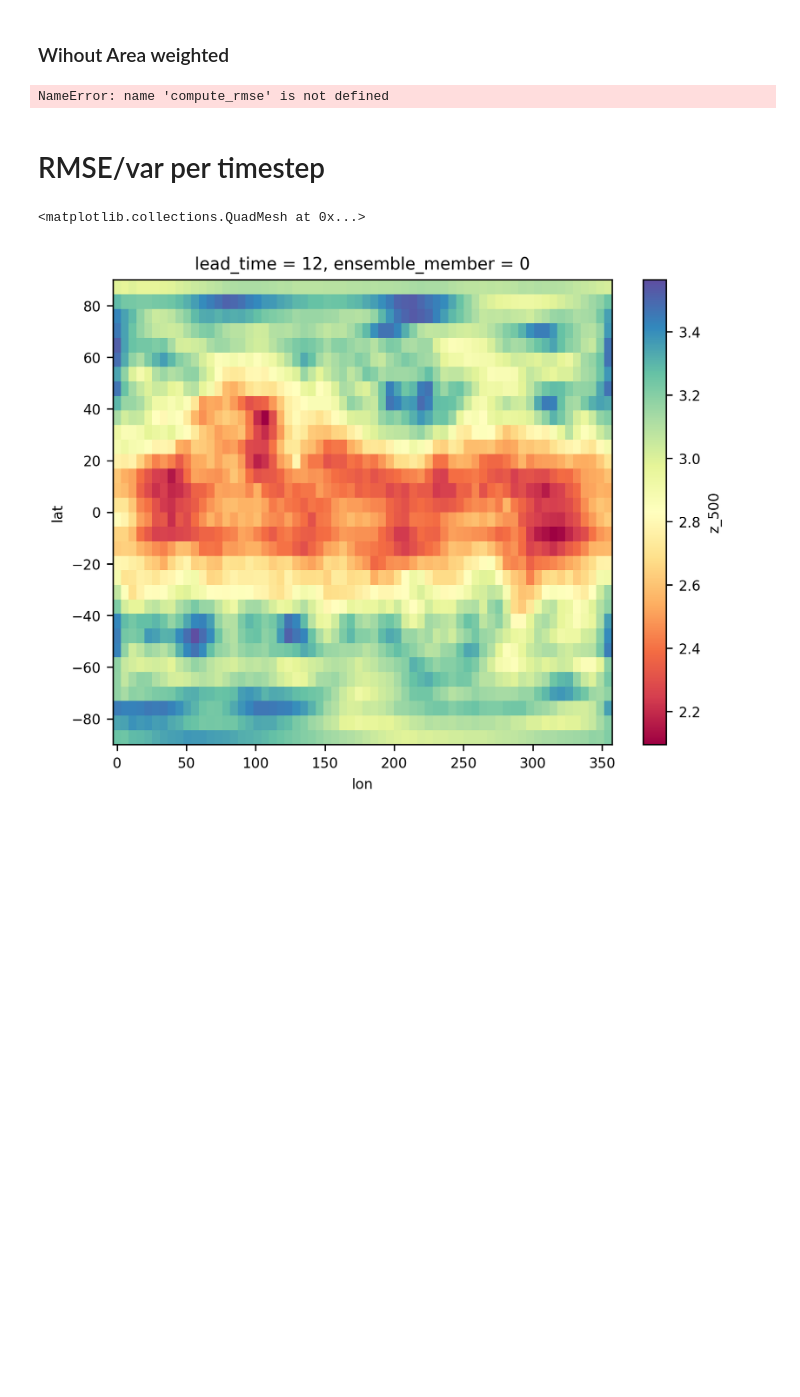
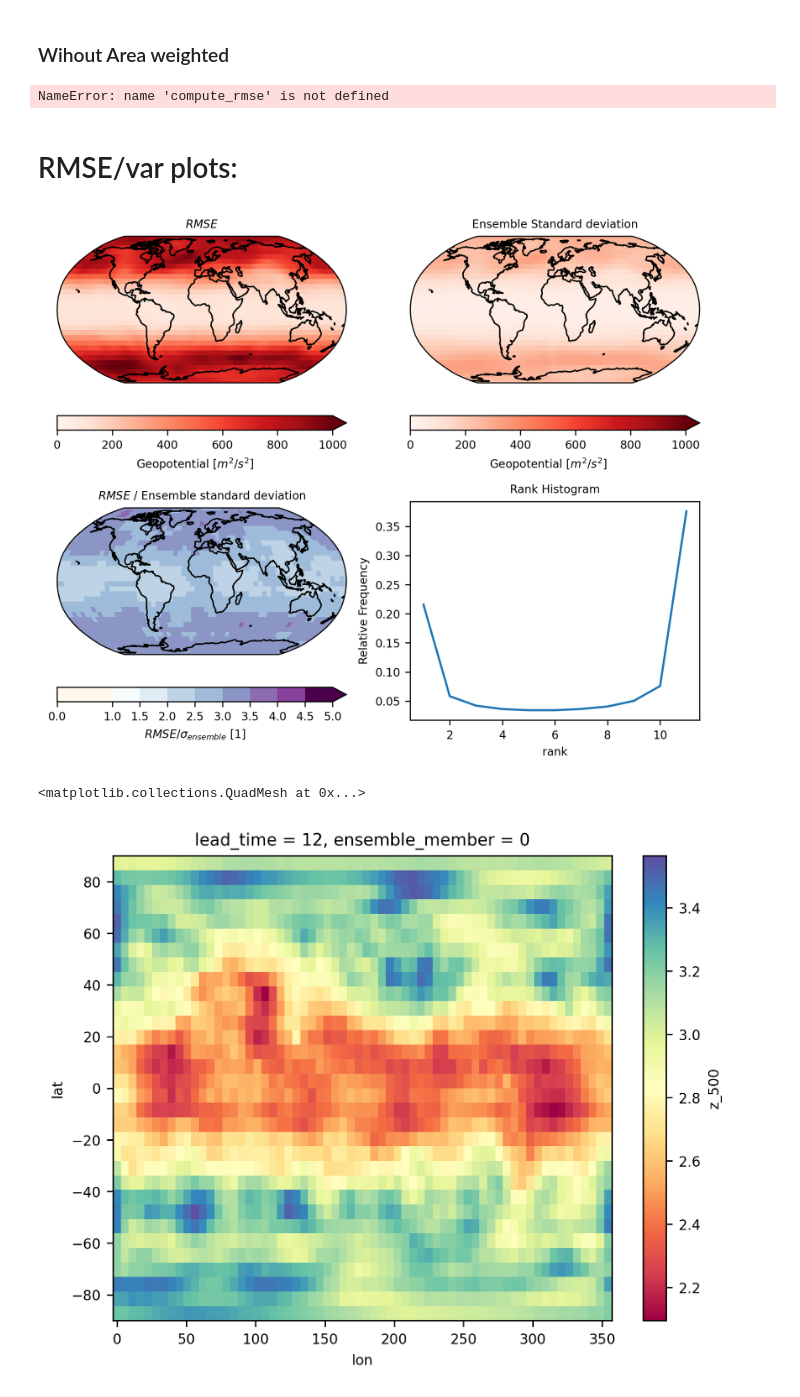
Before and after one commit to ECMWFCode4Earth/diffusion-models-for-weather-prediction, a Jupyter notebook: nb_bologna_ensemble_eval.ipynb, the cells around one changed output. Cells and saved outputs as stored; diff of their text form; code cells hidden in the pictures; blank space fills up the shorter version.

```diff
--- a/nb_bologna_ensemble_eval.ipynb
+++ b/nb_bologna_ensemble_eval.ipynb
@@ -33,7 +33,7 @@ runs_configs = {
     "diffusion_2csteps": ("rasp_thuerey_z_500_3day_2csteps",  "diffusion_2csteps", "2023-09-13_22-18-16", "2023-09-14_10-09-09"),
     "diffusion_fourcast": ("rasp_thuerey_z_500_3day",  "diffusion_fourcast", "2023-09-16_13-59-43", "2023-09-17_20-29-06"),
     "diffusion_more_patient_deeper": ("rasp_thuerey_z_500_3day",  "diffusion_more_patient_deeper", "2023-09-14_14-38-48", "2023-09-18_11-57-55"),
-    # "diffusion_t_850_3day": ("rasp_thuerey_t_850_3day",  "diffusion_t_850_3day", "2023-09-15_16-51-22", "2023-09-18_11-04-53"),
+    "diffusion_t_850_3day": ("rasp_thuerey_t_850_3day",  "diffusion_t_850_3day", "2023-09-15_16-51-22", "2023-09-18_11-04-53"),
 
 }
 
@@ -99,4 +99,13 @@ print(f"Ensemble of RMSEs: {mean_of_ensemble_rmse:.1f} +/- {std_of_ensemble_rmse
 # %% [output]
 NameError: name 'compute_rmse' is not defined
 # %% [markdown]
-# RMSE/var per timestep
+# RMSE/var plots:
+# %%
+error2 = [(targets[k].isel({"ensemble_member":0}) - predictions[k].isel({"ensemble_member":i})) **2 for i in range(len(predictions[k].ensemble_member))]
+error2_sum = error2[0]
+for i in range(len(predictions[k].ensemble_member)-1):
+    error2_sum+=error2[i+1]
+
+rmse = np.sqrt(error2_sum/10)
+
+rmse_var_ratio = rmse / predictions[k].std("ensemble_member")
@@ -103,3 +140,40 @@ NameError: name 'compute_rmse' is not defined
+# %%
+n_rows = 2
+n_cols = 2
+
+figure_width = textwidth
+# calculate height from number of rows, cols and aspect ratio (+ do some fine tuning)
+figure_height = textwidth * (n_rows / n_cols) / config["ASPECT_RATIO"] * 0.9
+
+fig = plt.figure(figsize = [figure_width, figure_height])
+gs = gridspec.GridSpec(n_rows, n_cols, figure=fig, width_ratios=[1,1])
+
+
+ax = fig.add_subplot(gs[0, 0], projection=config["PROJECTION"])
+# plot the map:
+plot_map(ax, data=rmse.isel({"lead_time":0}).mean("init_time")[["z_500"]], plotting_config=config_rmse, title=r"$RMSE$")
+
+ax = fig.add_subplot(gs[0, 1], projection=config["PROJECTION"])
+# plot the map:
+plot_map(ax, data=predictions[k].std("ensemble_member").isel({"lead_time":0}).mean("init_time")[["z_500"]], plotting_config=config_rmse, title=r"Ensemble Standard deviation")
+
+
+ax = fig.add_subplot(gs[1, 0], projection=config["PROJECTION"])
+# plot the map:
+plot_map(ax, data=rmse_var_ratio.isel({"lead_time":0}).mean("init_time")[["z_500"]], plotting_config=config, title=r"$RMSE$ / Ensemble standard deviation")
+
+ax = fig.add_subplot(gs[1, 1])
+# plot the map:
+(ranks.sum(("lat","lon"))/ranks.sum()).z_500.plot(ax=ax)
+ax.set_ylabel("Relative Frequency")
+ax.set_title("Rank Histogram", fontsize=config["TITLE_FONTSIZE"])
+
+fig.canvas.draw()
+fig.tight_layout()
+
+plt.savefig("images/ensemble_stats.jpg")
+# %% [output]
+[figure, added]
 # %%
 error2 = [(targets[k].isel({"ensemble_member":0}) - predictions[k].isel({"ensemble_member":i})) **2 for i in range(len(predictions[k].ensemble_member))]
 error2_sum = error2[0]
```
Also changed, not shown: parts of 5 cells of this notebook, 5 other files.
